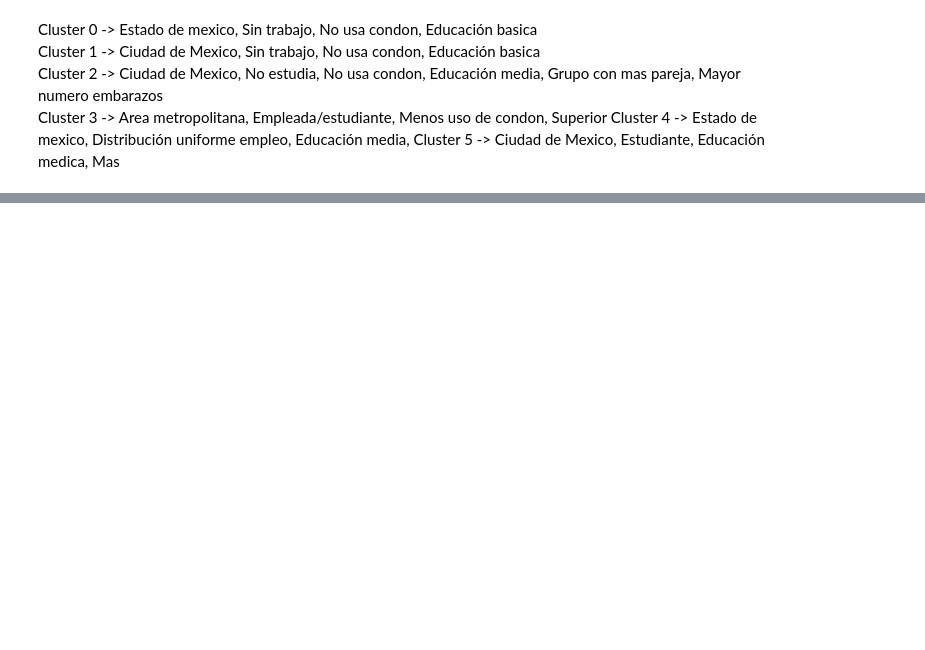
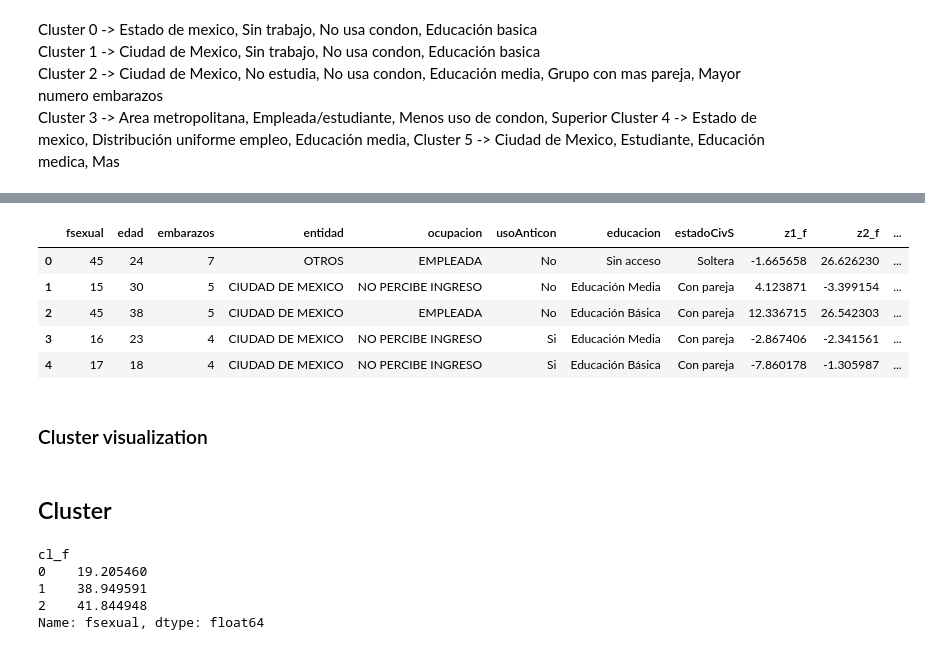
Before and after one commit to bluterplay/7moSemestre, a Jupyter notebook: MineriaDatos/Clusters.ipynb, the cells around one changed output, grey strips where cells are left out. Drawn from its saved outputs; the diff is of its cells as text; code cells hidden in the pictures; blank space fills up the shorter version.

```diff
--- a/MineriaDatos/Clusters.ipynb
+++ b/MineriaDatos/Clusters.ipynb
@@ -254,0 +293,6 @@ Cluster 5 -> Ciudad de Mexico, Estudiante, Educación medica, Mas
+# %%
+z= pca.transform(aux_freq)
+# %%
+aux['z1_f'] = z[:,0]
+aux['z2_f'] = z[:,1]
+aux['z3_f'] = z[:,2]
@@ -254,0 +359,11 @@ Cluster 5 -> Ciudad de Mexico, Estudiante, Educación medica, Mas
+# %%
+aux.head()
+# %% [output]
+|  | fsexual | edad | embarazos | entidad | ocupacion | usoAnticon | educacion | estadoCivS | z1_f | z2_f | ... |
+| 0 | 45 | 24 | 7 | OTROS | EMPLEADA | No | Sin acceso | Soltera | -1.665658 | 26.626230 | ... |
+| 1 | 15 | 30 | 5 | CIUDAD DE MEXICO | NO PERCIBE INGRESO | No | Educación Media | Con pareja | 4.123871 | -3.399154 | ... |
+| 2 | 45 | 38 | 5 | CIUDAD DE MEXICO | EMPLEADA | No | Educación Básica | Con pareja | 12.336715 | 26.542303 | ... |
+| 3 | 16 | 23 | 4 | CIUDAD DE MEXICO | NO PERCIBE INGRESO | Si | Educación Media | Con pareja | -2.867406 | -2.341561 | ... |
+| 4 | 17 | 18 | 4 | CIUDAD DE MEXICO | NO PERCIBE INGRESO | Si | Educación Básica | Con pareja | -7.860178 | -1.305987 | ... |
+# %% [markdown]
+### Cluster visualization
@@ -254,0 +396,10 @@ Cluster 5 -> Ciudad de Mexico, Estudiante, Educación medica, Mas
+# %% [markdown]
+## Cluster
+# %%
+aux_dum.groupby('cl_f')['fsexual'].count()/len(Xs)*100
+# %% [output]
+cl_f
+0    19.205460
+1    38.949591
+2    41.844948
+Name: fsexual, dtype: float64
```
Also changed, not shown: parts of 31 cells of this notebook.
